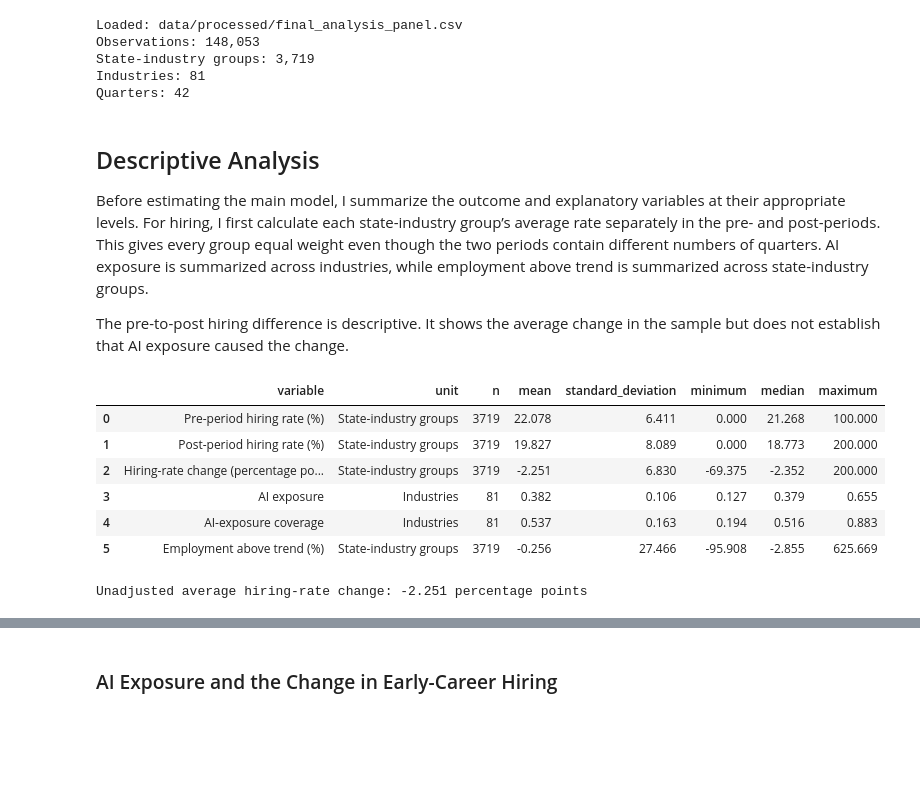
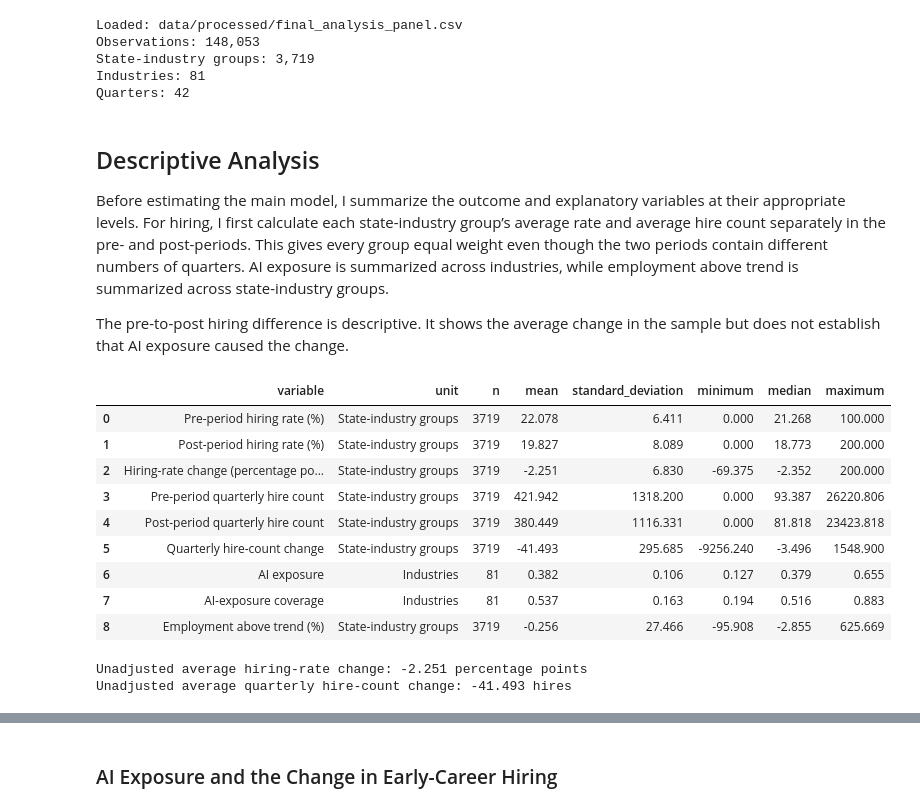
Before and after one commit to viet0901/senior-research, a Jupyter notebook: notebooks/02_research_analysis.ipynb, the cells around one changed output, grey strips where cells are left out. Saved outputs shown, nothing was run; the diff lists cells and outputs as text; code cells hidden in the pictures; blank space fills up the shorter version.

```diff
--- a/notebooks/02_research_analysis.ipynb
+++ b/notebooks/02_research_analysis.ipynb
@@ -101,7 +101,7 @@ Quarters: 42
 # %% [markdown]
 ## Descriptive Analysis
 
-Before estimating the main model, I summarize the outcome and explanatory variables at their appropriate levels. For hiring, I first calculate each state-industry group’s average rate separately in the pre- and post-periods. This gives every group equal weight even though the two periods contain different numbers of quarters. AI exposure is summarized across industries, while employment above trend is summarized across state-industry groups.
+Before estimating the main model, I summarize the outcome and explanatory variables at their appropriate levels. For hiring, I first calculate each state-industry group’s average rate and average hire count separately in the pre- and post-periods. This gives every group equal weight even though the two periods contain different numbers of quarters. AI exposure is summarized across industries, while employment above trend is summarized across state-industry groups.
 
 The pre-to-post hiring difference is descriptive. It shows the average change in the sample but does not establish that AI exposure caused the change.
 # %%
@@ -113,7 +113,8 @@ group_period_hiring = primary_analysis_panel.groupby(
     average_hiring_rate_pct=(
         "hiring_rate_pct",
         "mean",
-    )
+    ),
+    average_hire_count=("hire_count", "mean"),
 )
 
 
@@ -134,11 +135,36 @@ group_hiring_change = (
     )
 )
 
+group_hire_count_change = (
+    group_period_hiring.pivot(
+        index=trend_key,
+        columns="analysis_period",
+        values="average_hire_count",
+    )
+    .reset_index()
+    .rename_axis(columns=None)
+    .rename(
+        columns={
+            "pre": "pre_hire_count",
+            "post": "post_hire_count",
+        }
+    )
+)
+
+group_hiring_change = group_hiring_change.merge(
+    group_hire_count_change,
+    on=trend_key,
+    how="inner",
+    validate="one_to_one",
+)
+
 assert (
     group_hiring_change[
         [
             "pre_hiring_rate_pct",
             "post_hiring_rate_pct",
+            "pre_hire_count",
+            "post_hire_count",
         ]
     ]
     .notna()
@@ -166,6 +192,10 @@ descriptive_group_data = group_hiring_change.merge(
 
 descriptive_group_data["hiring_change_pct_points"] = (
     descriptive_group_data["post_hiring_rate_pct"] - descriptive_group_data["pre_hiring_rate_pct"]
+)
+descriptive_group_data["hire_count_change"] = (
+    descriptive_group_data["post_hire_count"]
+    - descriptive_group_data["pre_hire_count"]
 )
 
 
@@ -213,41 +243,65 @@ descriptive_statistics = pd.DataFrame(
             descriptive_group_data["hiring_change_pct_points"],
         ),
         summarize_variable(
+            "Pre-period quarterly hire count",
+            "State-industry groups",
+            descriptive_group_data["pre_hire_count"],
+        ),
+        summarize_variable(
+            "Post-period quarterly hire count",
+            "State-industry groups",
+            descriptive_group_data["post_hire_count"],
+        ),
+        summarize_variable(
+            "Quarterly hire-count change",
+            "State-industry groups",
+            descriptive_group_data["hire_count_change"],
+        ),
+        summarize_variable(
             "AI exposure",
             "Industries",
             industry_characteristics["ai_exposure"],
         ),
         summarize_variable(
             "AI-exposure coverage",
             "Industries",
             industry_characteristics["ai_exposure_coverage"],
         ),
         summarize_variable(
             "Employment above trend (%)",
             "State-industry groups",
             descriptive_group_data["employment_above_trend_log_pct"],
         ),
     ]
 )
 
 display(descriptive_statistics.round(3))
 
 print(
     "Unadjusted average hiring-rate change:",
     round(
         descriptive_group_data["hiring_change_pct_points"].mean(),
         3,
     ),
     "percentage points",
 )
+print(
+    "Unadjusted average quarterly hire-count change:",
+    round(descriptive_group_data["hire_count_change"].mean(), 3),
+    "hires",
+)
 # %% [output]
 |  | variable | unit | n | mean | standard_deviation | minimum | median | maximum |
 | 0 | Pre-period hiring rate (%) | State-industry groups | 3719 | 22.078 | 6.411 | 0.000 | 21.268 | 100.000 |
 | 1 | Post-period hiring rate (%) | State-industry groups | 3719 | 19.827 | 8.089 | 0.000 | 18.773 | 200.000 |
 | 2 | Hiring-rate change (percentage po... | State-industry groups | 3719 | -2.251 | 6.830 | -69.375 | -2.352 | 200.000 |
-| 3 | AI exposure | Industries | 81 | 0.382 | 0.106 | 0.127 | 0.379 | 0.655 |
-| 4 | AI-exposure coverage | Industries | 81 | 0.537 | 0.163 | 0.194 | 0.516 | 0.883 |
-| 5 | Employment above trend (%) | State-industry groups | 3719 | -0.256 | 27.466 | -95.908 | -2.855 | 625.669 |
+| 3 | Pre-period quarterly hire count | State-industry groups | 3719 | 421.942 | 1318.200 | 0.000 | 93.387 | 26220.806 |
+| 4 | Post-period quarterly hire count | State-industry groups | 3719 | 380.449 | 1116.331 | 0.000 | 81.818 | 23423.818 |
+| 5 | Quarterly hire-count change | State-industry groups | 3719 | -41.493 | 295.685 | -9256.240 | -3.496 | 1548.900 |
+| 6 | AI exposure | Industries | 81 | 0.382 | 0.106 | 0.127 | 0.379 | 0.655 |
+| 7 | AI-exposure coverage | Industries | 81 | 0.537 | 0.163 | 0.194 | 0.516 | 0.883 |
+| 8 | Employment above trend (%) | State-industry groups | 3719 | -0.256 | 27.466 | -95.908 | -2.855 | 625.669 |
 Unadjusted average hiring-rate change: -2.251 percentage points
+Unadjusted average quarterly hire-count change: -41.493 hires
 # %% [markdown]
 Across the 3,719 state-industry groups, the average early-career hiring rate declined from 22.08% in the pre-2023 period to 19.83% in the post-period, an unadjusted decrease of 2.25 percentage points. The median group-level change was -2.35 percentage points, showing that the decrease was also present for a typical group and was not produced only by extreme observations. Post-period hiring rates were more dispersed, with a standard deviation of 8.09 compared with 6.41 before 2023.
```
Also changed, not shown: parts of 21 cells of this notebook, 2 other files.
